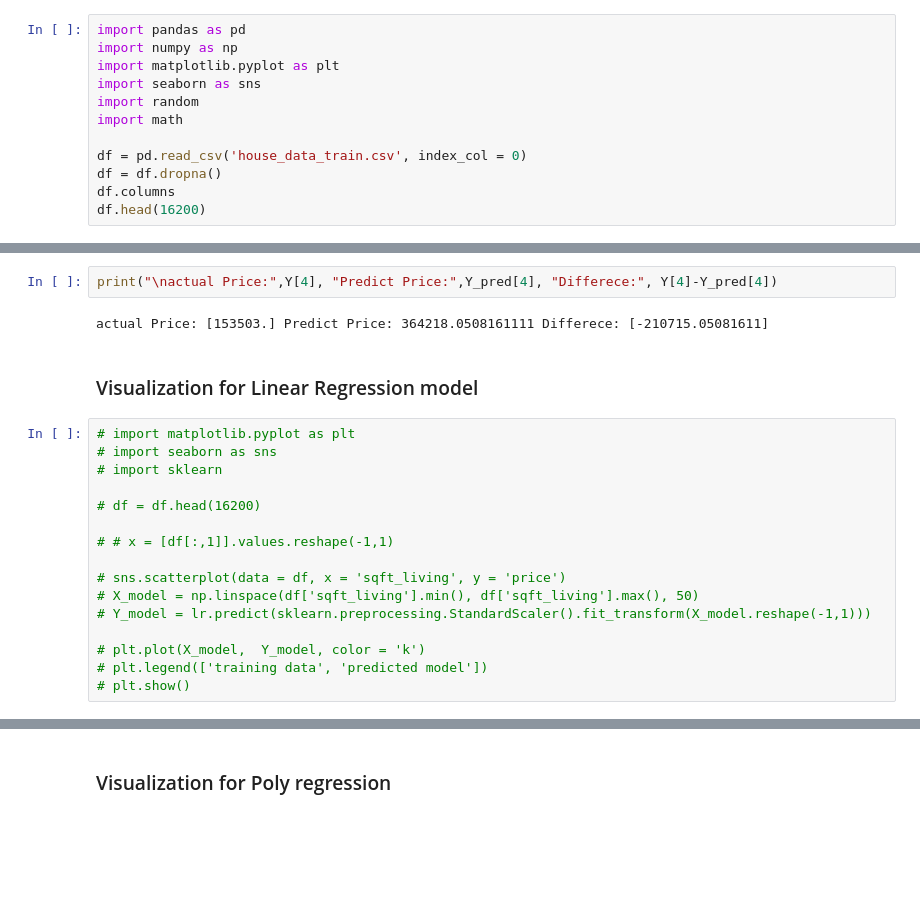
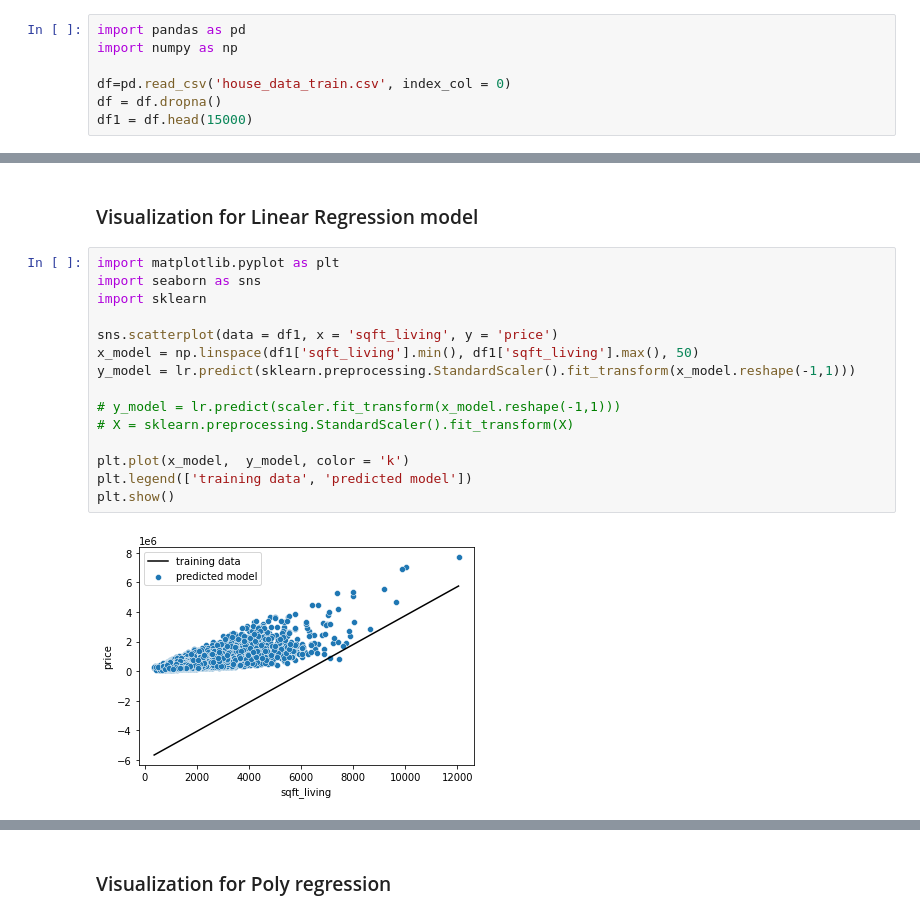
Before and after one commit to komcharn018/HousePricePrediction, a Jupyter notebook: Project1_HousePricePrediction.ipynb, the cells around one changed output, grey strips where cells are left out. Cells and saved outputs as stored; diff of their text form; blank space fills up the shorter version.

```diff
--- a/Project1_HousePricePrediction.ipynb
+++ b/Project1_HousePricePrediction.ipynb
@@ -1,12 +1,7 @@
 # %%
 import pandas as pd
 import numpy as np
-import matplotlib.pyplot as plt
-import seaborn as sns
-import random
-import math
 
-df = pd.read_csv('house_data_train.csv', index_col = 0)
+df=pd.read_csv('house_data_train.csv', index_col = 0)
 df = df.dropna()
-df.columns
-df.head(16200)
+df1 = df.head(15000)
@@ -210,22 +172,19 @@ mean absolute error: 0.4179250175322381
-# %%
-print("\nactual Price:",Y[4], "Predict Price:",Y_pred[4], "Differece:", Y[4]-Y_pred[4])
-# %% [output]
-actual Price: [153503.] Predict Price: 364218.0508161111 Differece: [-210715.05081611]
 # %% [markdown]
 ### Visualization for Linear Regression model
 # %%
-# import matplotlib.pyplot as plt
-# import seaborn as sns
-# import sklearn
+import matplotlib.pyplot as plt
+import seaborn as sns
+import sklearn
 
-# df = df.head(16200)
+sns.scatterplot(data = df1, x = 'sqft_living', y = 'price')
+x_model = np.linspace(df1['sqft_living'].min(), df1['sqft_living'].max(), 50)
+y_model = lr.predict(sklearn.preprocessing.StandardScaler().fit_transform(x_model.reshape(-1,1)))
 
-# # x = [df[:,1]].values.reshape(-1,1)
+# y_model = lr.predict(scaler.fit_transform(x_model.reshape(-1,1)))
+# X = sklearn.preprocessing.StandardScaler().fit_transform(X)
 
-# sns.scatterplot(data = df, x = 'sqft_living', y = 'price')
-# X_model = np.linspace(df['sqft_living'].min(), df['sqft_living'].max(), 50)
-# Y_model = lr.predict(sklearn.preprocessing.StandardScaler().fit_transform(X_model.reshape(-1,1)))
-
-# plt.plot(X_model,  Y_model, color = 'k')
-# plt.legend(['training data', 'predicted model'])
-# plt.show()
+plt.plot(x_model,  y_model, color = 'k')
+plt.legend(['training data', 'predicted model'])
+plt.show()
+# %% [output]
+[figure, added]
```
Also changed, not shown: parts of 29 cells of this notebook, 2 other files.
